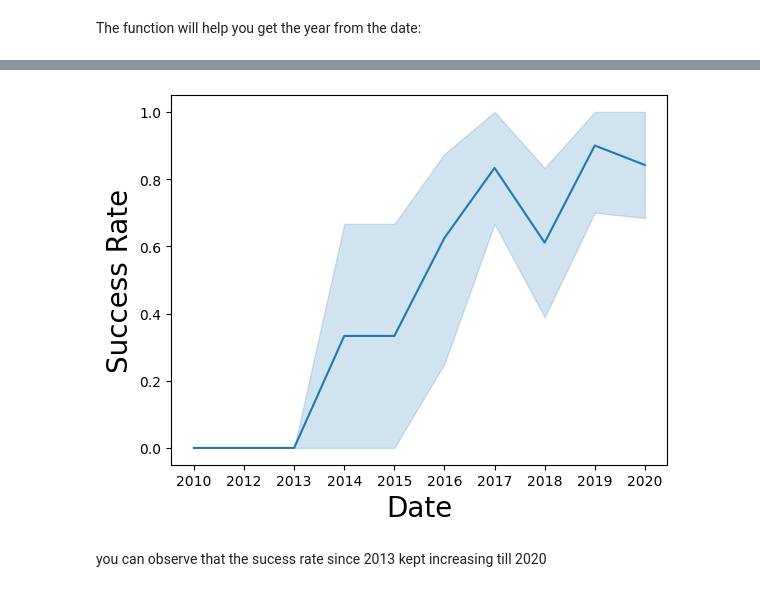
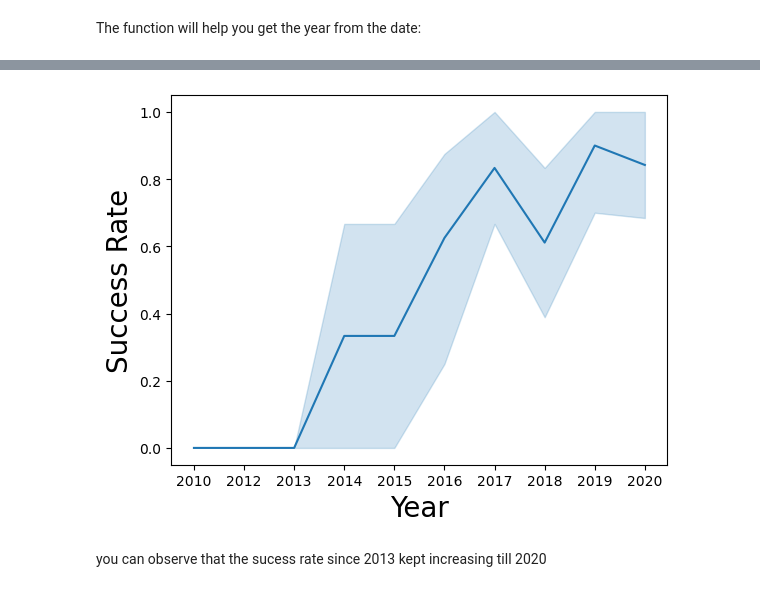
Before and after one commit to ryoosuke/applied-data-science-capstone, a Jupyter notebook: edadataviz.ipynb, the cells around one changed output, grey strips where cells are left out. Cells and saved outputs as stored; diff of their text form; code cells hidden in the pictures.

```diff
--- a/edadataviz.ipynb
+++ b/edadataviz.ipynb
@@ -192,11 +192,11 @@ df.head()
 # %%
 # Plot a line chart with x axis to be the extracted year and y axis to be the success rate
 sns.lineplot(data=df, x="Date", y="Class")
-plt.xlabel("Date",fontsize=20)
+plt.xlabel("Year",fontsize=20)
 plt.ylabel("Success Rate",fontsize=20)
 plt.show()
 # %% [output]
-[figure, old version]
+[figure, new version]
 # %% [markdown]
 you can observe that the sucess rate since 2013 kept increasing till 2020
 # %% [markdown]
```
Also changed, not shown: parts of 4 cells of this notebook.
